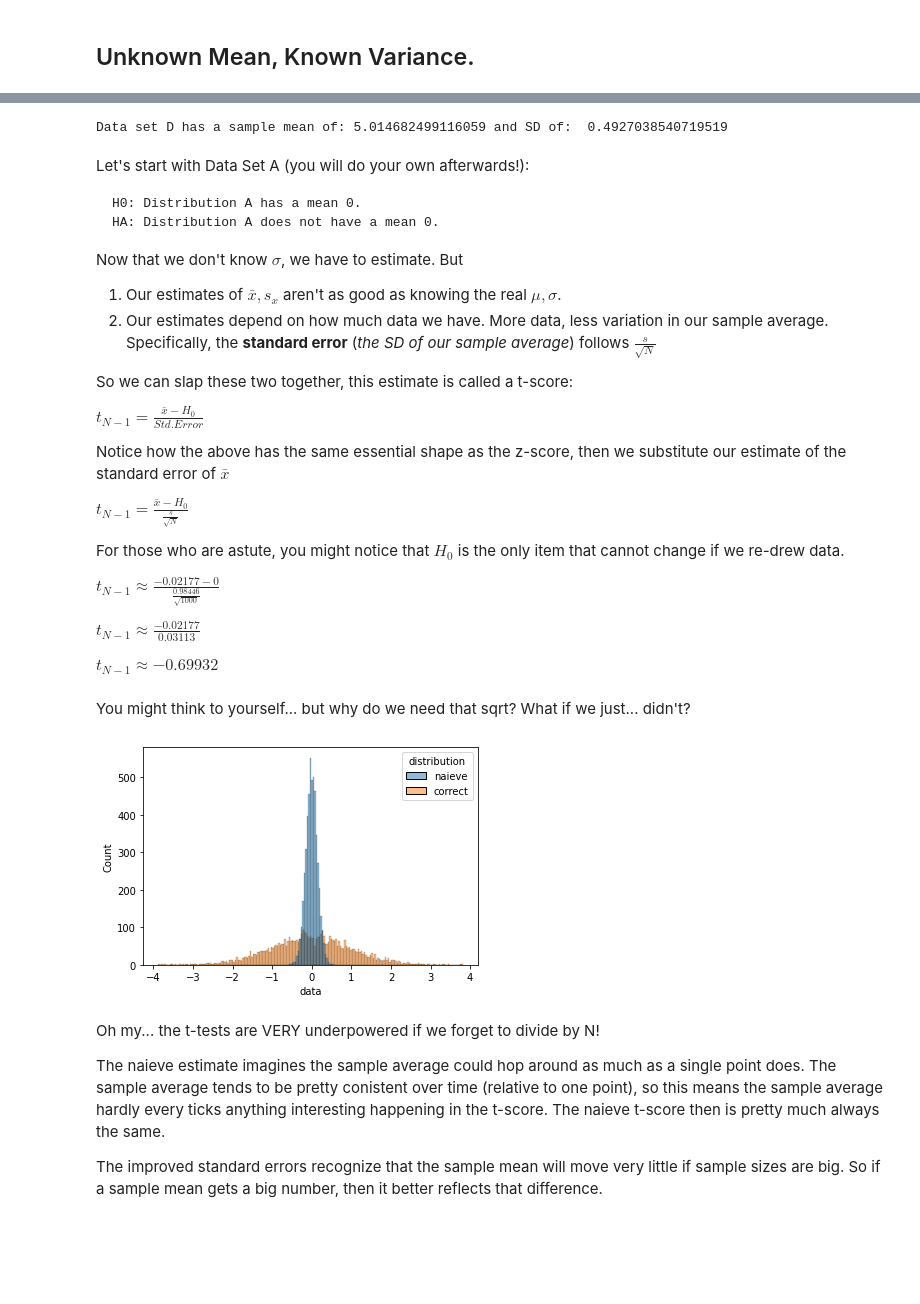
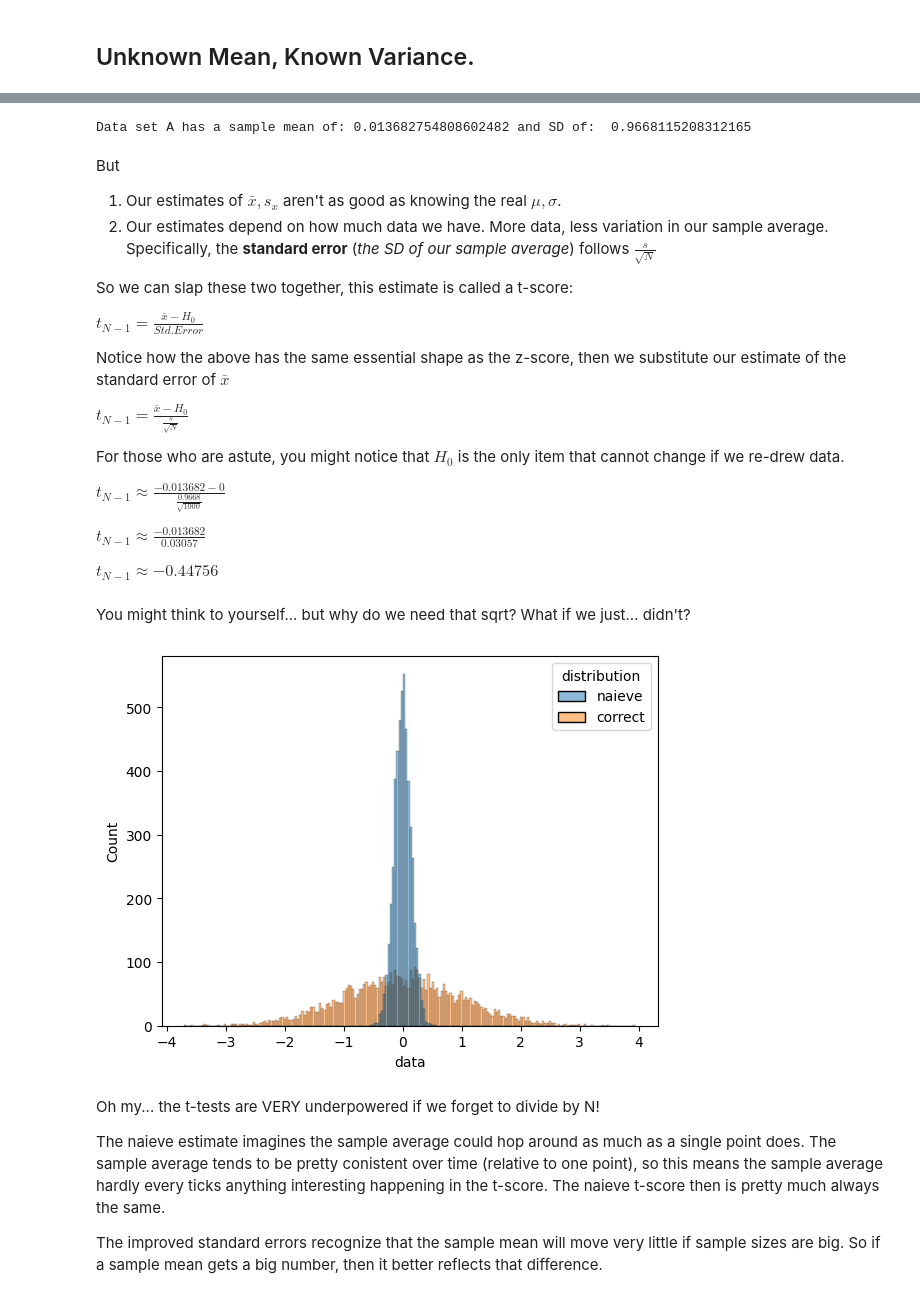
Before and after one commit to BryanSWeber/BDA301, a Jupyter notebook: Day 05 Lesson.ipynb, the cells around one changed output, grey strips where cells are left out. Cells and saved outputs as stored; diff of their text form; code cells hidden in the pictures; blank space fills up the shorter version.

```diff
--- a/Day 05 Lesson.ipynb
+++ b/Day 05 Lesson.ipynb
@@ -119,18 +128,12 @@ Assume, for the moment, we are not allowed to peek at any information.
 # %%
 #This is called SUBSETTING. Refer to Ch1 activities.
-meanD =  normalData.loc[normalData['distribution'] == 'd','data'].mean()
-sdD =  normalData.loc[normalData['distribution'] == 'd','data'].std()
-print("Data set D has a sample mean of:", meanD, "and SD of: ", sdD)
+meanD =  normalData.loc[normalData['distribution'] == 'a','data'].mean()
+sdD =  normalData.loc[normalData['distribution'] == 'a','data'].std()
+print("Data set A has a sample mean of:", meanD, "and SD of: ", sdD)
 # %% [output]
-Data set D has a sample mean of: 5.014682499116059 and SD of:  0.4927038540719519
+Data set A has a sample mean of: 0.013682754808602482 and SD of:  0.9668115208312165
 # %% [markdown]
-Let's start with Data Set A (you will do your own afterwards!):
-
-    H0: Distribution A has a mean 0.
-    HA: Distribution A does not have a mean 0.
-
-
-Now that we don't know $\sigma$, we have to estimate. But
+But
 
 1.   Our estimates of $\bar{x}, s_x$ aren't as good as knowing the real $\mu, \sigma$.
 2.   Our estimates depend on how much data we have. More data, less variation in our sample average. Specifically, the **standard error** (*the SD of our sample average*) follows $\frac{s}{\sqrt{N}}$
@@ -146,28 +149,28 @@ $t_{N-1} = \frac{\bar{x}-H_0}{\frac{s}{\sqrt{N}}}$
 
 For those who are astute, you might notice that $H_0$ is the only item that cannot change if we re-drew data.
 
-$t_{N-1} \approx \frac{-0.02177- 0}{\frac{0.98446}{\sqrt{1000}}}$
+$t_{N-1} \approx \frac{-0.013682 - 0}{\frac{0.9668}{\sqrt{1000}}}$
 
-$t_{N-1} \approx \frac{-0.02177}{0.03113}$
+$t_{N-1} \approx \frac{-0.013682}{0.03057}$
 
-$t_{N-1} \approx -0.69932$
+$t_{N-1} \approx -0.44756$
 # %% [markdown]
 You might think to yourself... but why do we need that sqrt? What if we just... didn't?
 # %%
 numberOfTests = 10000
 numberOfSamplesInTest = 50  #smaller than before but test is very slow if we do 1k.
 naieveTest_t = pd.DataFrame(index=range(0,numberOfTests), columns=['data','distribution'])
-for i in range(0, numberOfTests//2):  # The // command does int division, advanced.
+for i in range(0, numberOfTests//2): #// is integer division to makes sure there's no rounding errors around.
   sample = random.normal(0, 1, numberOfSamplesInTest)
   naieveTest_t.loc[i] = sample.mean()/sample.std() #std of a single point
   naieveTest_t.loc[i+numberOfTests//2] = sample.mean()/(sample.std()/math.sqrt(numberOfSamplesInTest)) #Standard deviation of sample average.
 
-naieveTest_t.loc[(naieveTest_t.index >= numberOfTests//2),'distribution'] = 'correct'
-naieveTest_t.loc[(naieveTest_t.index < numberOfTests//2),'distribution'] = 'naieve'
+naieveTest_t.loc[(naieveTest_t.index >= numberOfTests/2),'distribution'] = 'correct'
+naieveTest_t.loc[(naieveTest_t.index < numberOfTests/2),'distribution'] = 'naieve'
 
 naieveTestPlot = sns.histplot(x = naieveTest_t['data'], hue = naieveTest_t['distribution'])
 # %% [output]
-[figure, old version]
+[figure, new version]
 # %% [markdown]
 Oh my... the t-tests are VERY underpowered if we forget to divide by N!
 
```
Also changed, not shown: parts of 9 cells of this notebook, 2 other files.
